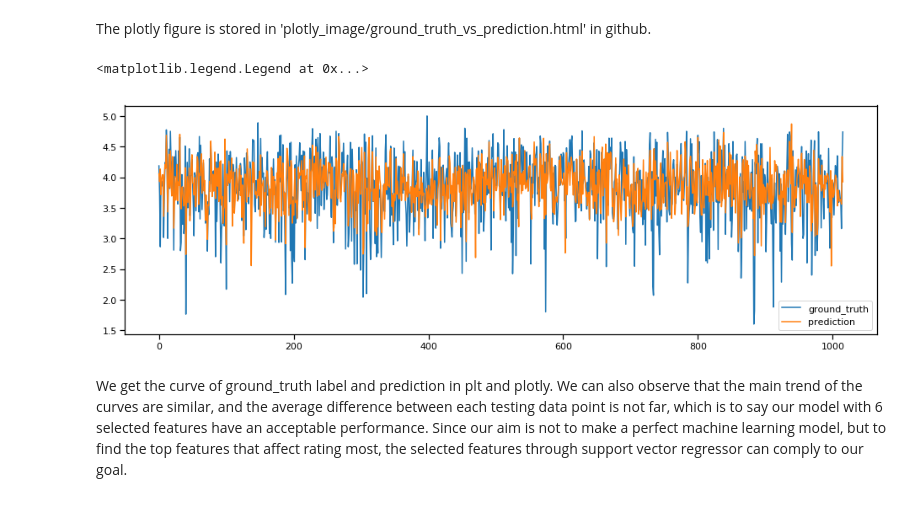
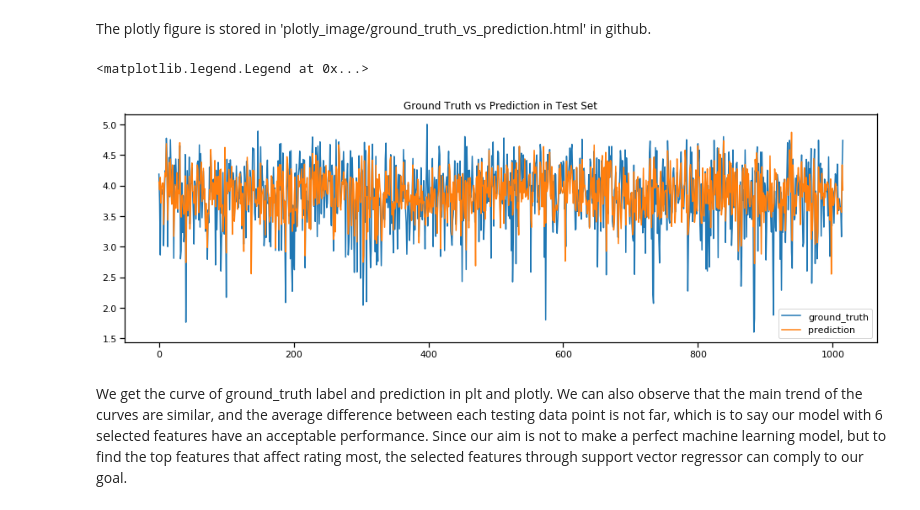
Before and after one commit to ZX-joe/Applied-Data-Analysis-How-to-make-a-hit-moive, a Jupyter notebook: ML_10.ipynb, the cells around one changed output. Drawn from its saved outputs; the diff is of its cells as text; code cells hidden in the pictures.

```diff
--- a/ML_10.ipynb
+++ b/ML_10.ipynb
@@ -1264,12 +1266,13 @@ The plotly figure is stored in 'plotly_image/ground_truth_vs_prediction.html' in
 # %%
 plt.figure(figsize=(16,5))
 plt.plot( merge_pred_label['count'],merge_pred_label['ground_truth'])
 plt.legend()
 plt.plot( merge_pred_label['count'],merge_pred_label['prediction'])
+plt.title('Ground Truth vs Prediction in Test Set')
 plt.legend()
 # %% [output]
 <matplotlib.legend.Legend at 0x...>
-[figure, old version]
+[figure, new version]
 # %% [markdown]
 We get the curve of ground_truth label and prediction in plt and plotly. We can also observe that the main trend of the curves are similar, and the average difference between each testing data point is not far, which is to say our model with 6 selected features have an acceptable performance. Since our aim is not to make a perfect machine learning model, but to find the top features that affect rating most, the selected features through support vector regressor can comply to our goal.
 # %% [markdown]
```
Also changed, not shown: parts of 4 cells of this notebook, 1 other file.
